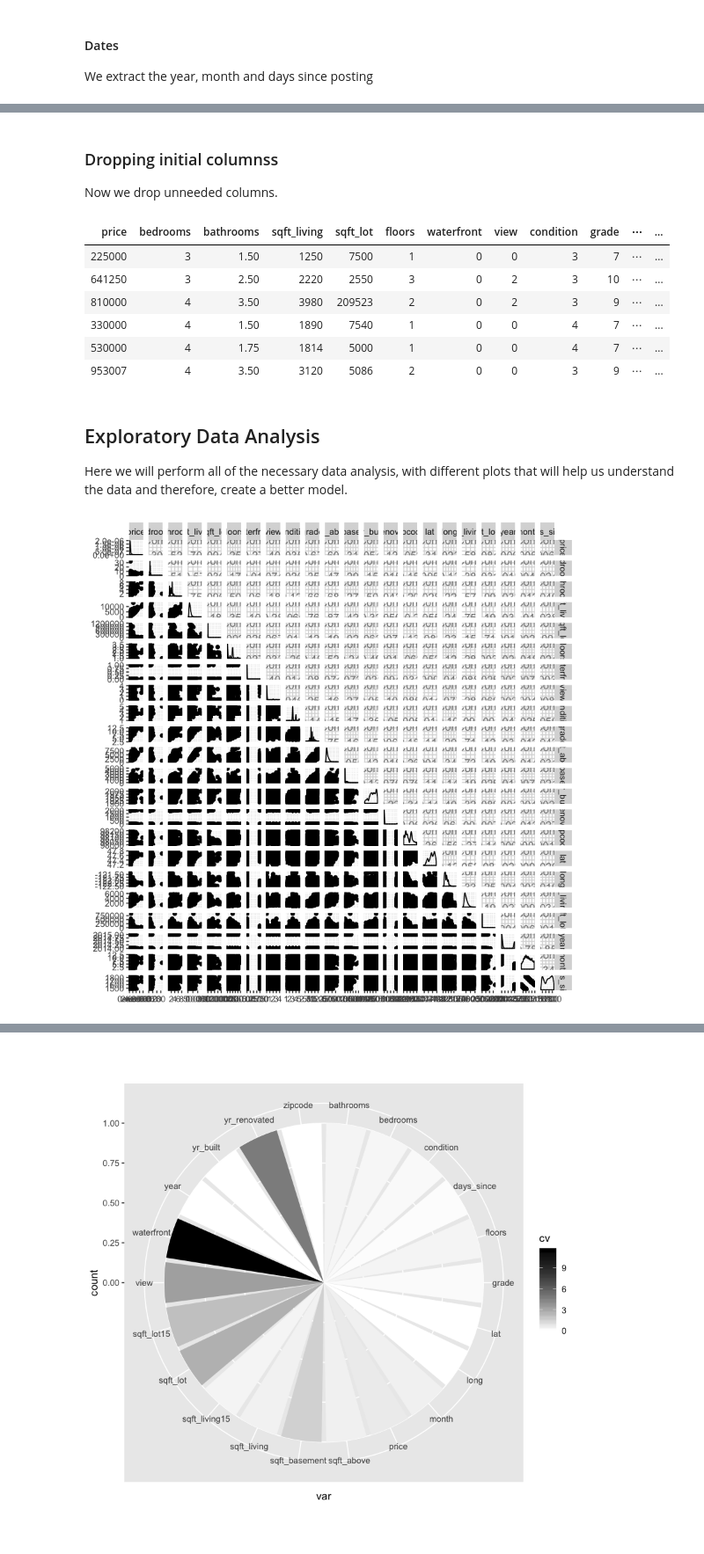
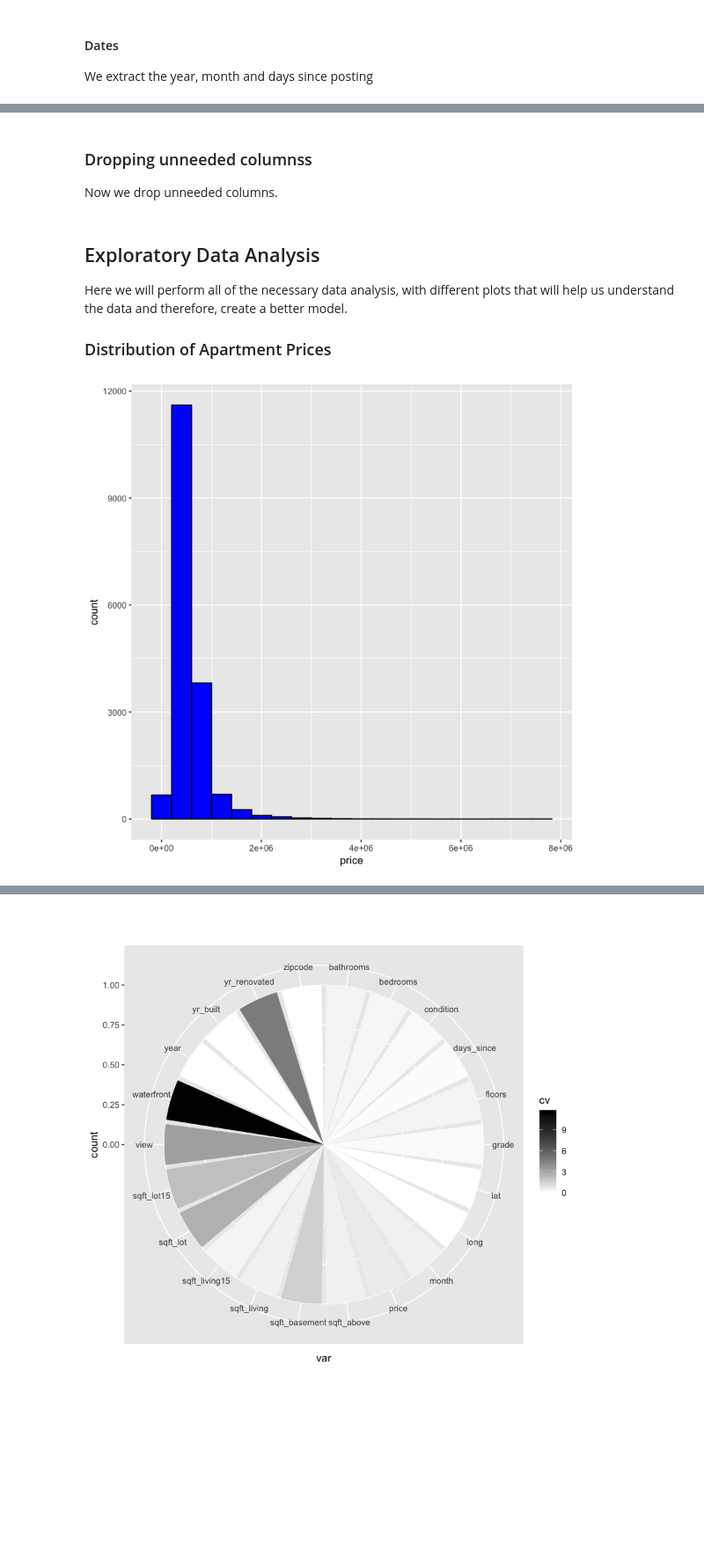
Before and after one commit to akoury/house_pricing, a Jupyter notebook: Analysis.ipynb, the cells around one changed output, grey strips where cells are left out. Shown at 88% size. Cells and saved outputs as stored; diff of their text form; code cells hidden in the pictures; blank space fills up the shorter version.

```diff
--- a/Analysis.ipynb
+++ b/Analysis.ipynb
@@ -193,24 +145,16 @@ test$days_since<-as.numeric(Sys.Date() - test$date)
 # %% [markdown]
-### Dropping initial columnss
+### Dropping unneeded columnss
 Now we drop unneeded columns.
 # %%
 train[, c('id','date'):=NULL]
-test[, c('id','date'):=NULL]
-
-head(train)
+test[, c('date'):=NULL]
-# %% [output]
-| price | bedrooms | bathrooms | sqft_living | sqft_lot | floors | waterfront | view | condition | grade | ⋯ | ... |
-| 225000 | 3 | 1.50 | 1250 | 7500 | 1 | 0 | 0 | 3 | 7 | ⋯ | ... |
-| 641250 | 3 | 2.50 | 2220 | 2550 | 3 | 0 | 2 | 3 | 10 | ⋯ | ... |
-| 810000 | 4 | 3.50 | 3980 | 209523 | 2 | 0 | 2 | 3 | 9 | ⋯ | ... |
-| 330000 | 4 | 1.50 | 1890 | 7540 | 1 | 0 | 0 | 4 | 7 | ⋯ | ... |
-| 530000 | 4 | 1.75 | 1814 | 5000 | 1 | 0 | 0 | 4 | 7 | ⋯ | ... |
-| 953007 | 4 | 3.50 | 3120 | 5086 | 2 | 0 | 0 | 3 | 9 | ⋯ | ... |
 # %% [markdown]
 ## Exploratory Data Analysis
 
 Here we will perform all of the necessary data analysis, with different plots that will help us understand the data and therefore, create a better model.
+
+### Distribution of Apartment Prices
-# %%
-ggpairs(train)
-# %% [output]
-[figure, removed]
+# %%
+ggplot(train, aes(x=price))+ geom_histogram(bins=20, colour="black", fill="blue")
+# %% [output]
+[figure, added]
```
Also changed, not shown: parts of 83 cells of this notebook, 1 other file.
